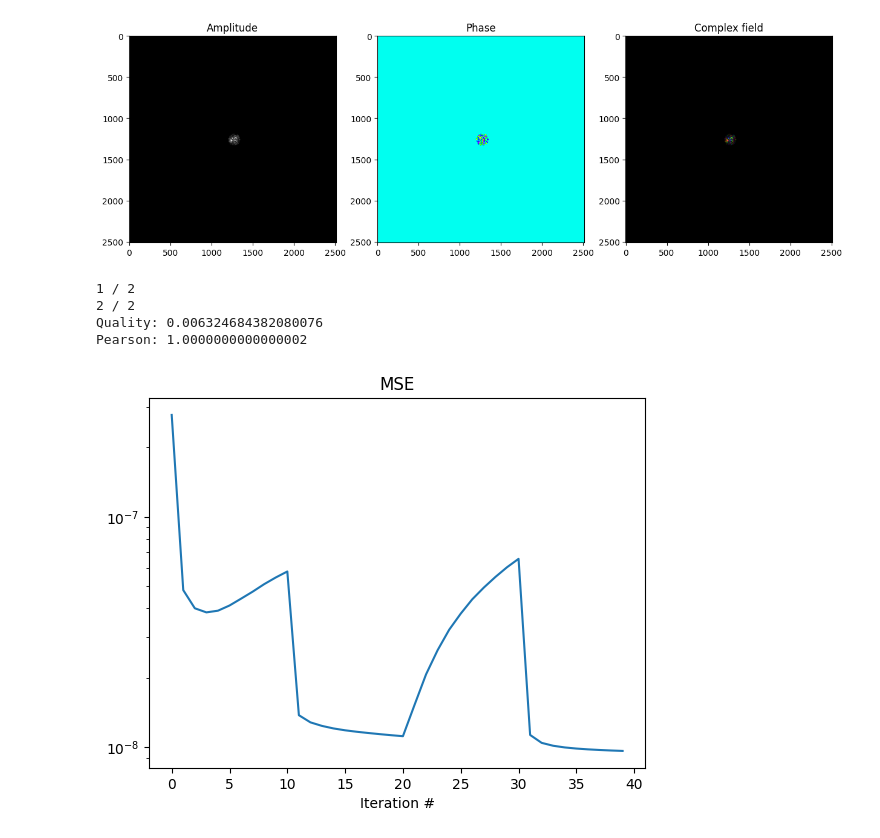
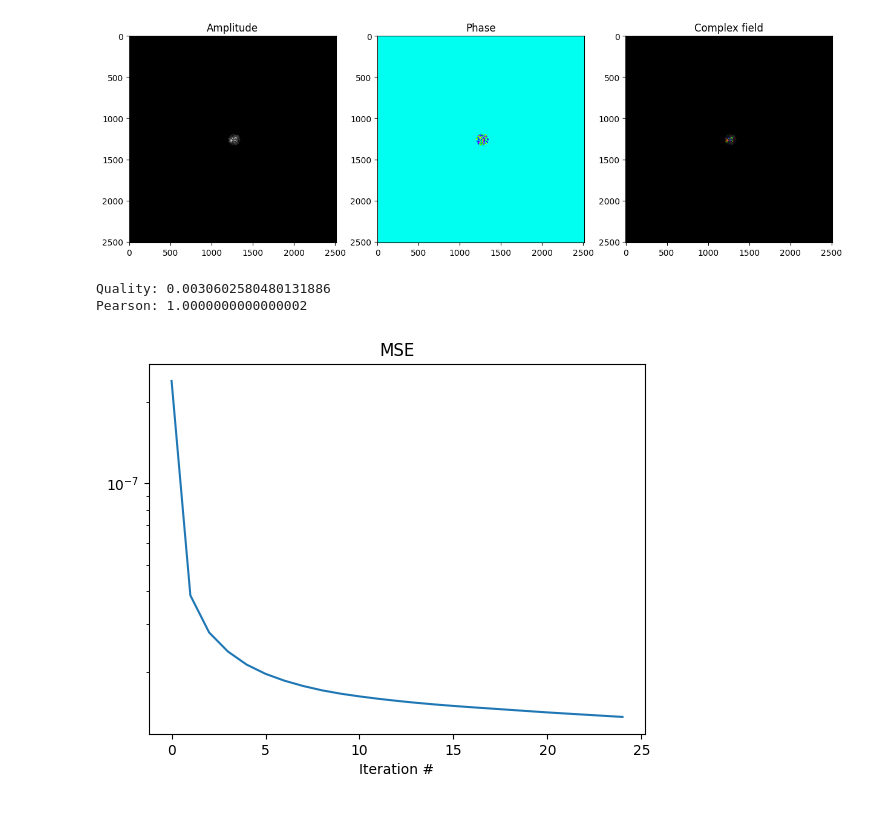
Before and after one commit to jysru/Speckle-Retrieval, a Jupyter notebook: notebooks/experimental_speckle_retrieval.ipynb, the cells around one changed output. Saved outputs shown, nothing was run; the diff lists cells and outputs as text; code cells hidden in the pictures.

```diff
--- a/notebooks/experimental_speckle_retrieval.ipynb
+++ b/notebooks/experimental_speckle_retrieval.ipynb
@@ -21,7 +21,7 @@ print(len(CP), len(CP[0]), CP[0][0].shape)
 1 100 (512, 512)
 1 100 (801, 801)
 # %%
-idx = 10
+idx = 20
 size = 256
 start = 270
 output_field = CP[0][idx]#[start:start+size, start:start+size]
@@ -70,24 +79,22 @@ _ = speckleret.plots.complex_imshow(supported_field)
 # %% [output]
 [figure]
 # %%
-# ft = speckleret.transforms.fourier_transform(output_field, pad=1.4)
+# ft = speckleret.transforms.fourier_transform(output_field, pad=2.139)
 # y_hat, ft_hat, results = speckleret.retrieval.hio_er_fourier((np.abs(output_field), np.abs(ft)), support, pad=1.4, beta=0.99, max_iter=2, max_er_iter=200, max_hio_iter=150)
-y_hat, ft_hat, results = speckleret.retrieval.hio_er_fourier((np.abs(output_field), np.abs(fresnel_intens)), support, pad=None, beta=0.99, max_iter=2, max_er_iter=10, max_hio_iter=10)
-# y_hat, ft_hat, results = speckleret.retrieval.hio_fourier((np.abs(output_field), np.abs(fresnel_intens)), support, pad=None, beta=0.99, max_iter=100)
+# y_hat, ft_hat, results = speckleret.retrieval.hio_er_fourier((np.abs(output_field), np.abs(fresnel_intens)), support, pad=None, beta=0.8, max_iter=1, max_er_iter=10, max_hio_iter=10)
+# y_hat, ft_hat, results = speckleret.retrieval.hio_fourier((np.abs(output_field), np.abs(fresnel_intens)), support, pad=None, beta=0.99, max_iter=25)
+y_hat, ft_hat, results = speckleret.retrieval.error_reduction_fourier((np.abs(output_field), np.abs(fresnel_intens)), support, pad=None, max_iter=25)
 # y_hat, ft_hat, results = speckleret.retrieval.hio_gs_fourier((np.abs(output_field), np.abs(ft)), support, pad=1.4, beta=0.99, max_iter=3, max_er_iter=200, max_hio_iter=150)
 
-y_hat[np.logical_not(support)] = 0
 print(f"Quality: {speckleret.metrics.quality(y_hat[support], output_field[support])}")
 print(f"Pearson: {speckleret.metrics.pearson(y_hat[support], output_field[support])}")
 
 plt.figure()
 plt.plot(results['mse_plane2'], label='Fourier MSE')
 plt.title('MSE')
 plt.xlabel('Iteration #')
 plt.yscale('log')
 # %% [output]
-1 / 2
-2 / 2
-Quality: 0.006324684382080076
+Quality: 0.0030602580480131886
 Pearson: 1.0000000000000002
-[figure, old version]
+[figure, new version]
```
Also changed, not shown: parts of 4 cells of this notebook.
